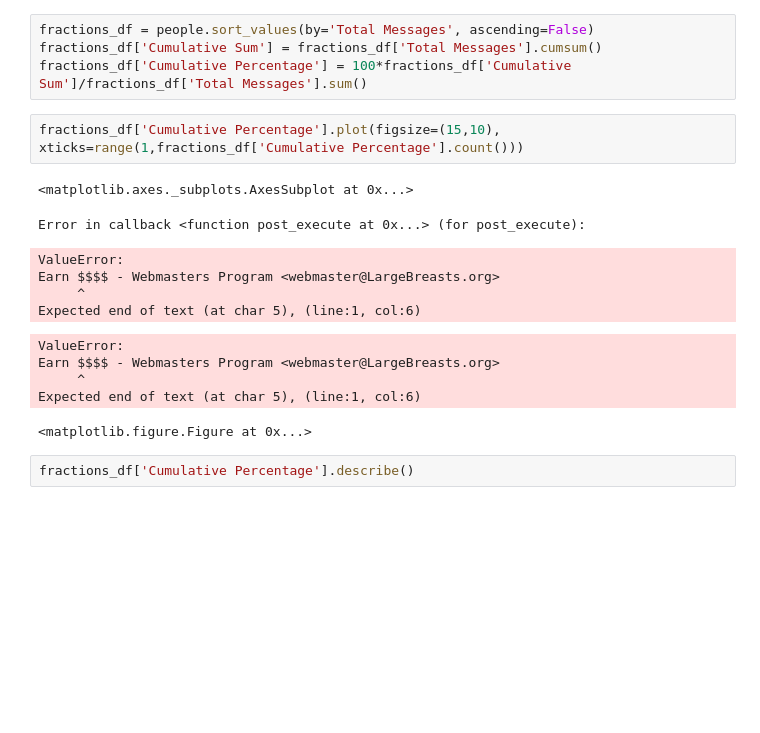
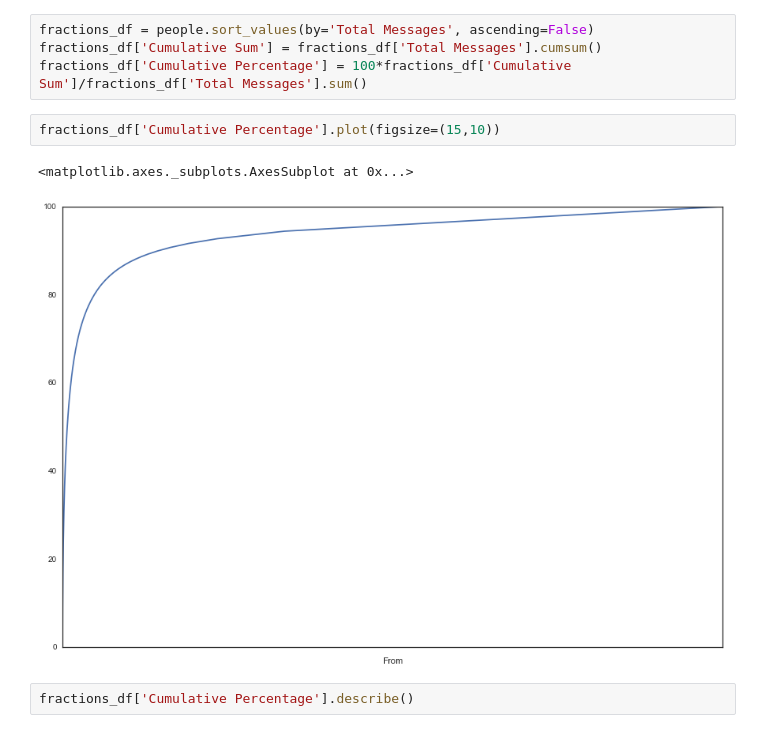
Before and after one commit to npdoty/bigbang, a Jupyter notebook: ietf-participation/IETF Participants.ipynb, the cells around one changed output. Saved outputs shown, nothing was run; the diff lists cells and outputs as text; blank space fills up the shorter version.

Commit message:
slightly improved graph on Cumulative Percentage

```diff
--- a/ietf-participation/IETF Participants.ipynb
+++ b/ietf-participation/IETF Participants.ipynb
@@ -165,19 +165,10 @@ fractions_df = people.sort_values(by='Total Messages', ascending=False)
 fractions_df['Cumulative Sum'] = fractions_df['Total Messages'].cumsum()
 fractions_df['Cumulative Percentage'] = 100*fractions_df['Cumulative Sum']/fractions_df['Total Messages'].sum()
 # %%
-fractions_df['Cumulative Percentage'].plot(figsize=(15,10), xticks=range(1,fractions_df['Cumulative Percentage'].count()))
+fractions_df['Cumulative Percentage'].plot(figsize=(15,10))
 # %% [output]
 <matplotlib.axes._subplots.AxesSubplot at 0x...>
-Error in callback <function post_execute at 0x...> (for post_execute):
-ValueError:
-Earn $$$$ - Webmasters Program <webmaster@LargeBreasts.org>
-     ^
-Expected end of text (at char 5), (line:1, col:6)
-ValueError:
-Earn $$$$ - Webmasters Program <webmaster@LargeBreasts.org>
-     ^
-Expected end of text (at char 5), (line:1, col:6)
-<matplotlib.figure.Figure at 0x...>
+[figure, added]
 # %%
 fractions_df['Cumulative Percentage'].describe()
 # %% [output]
```
